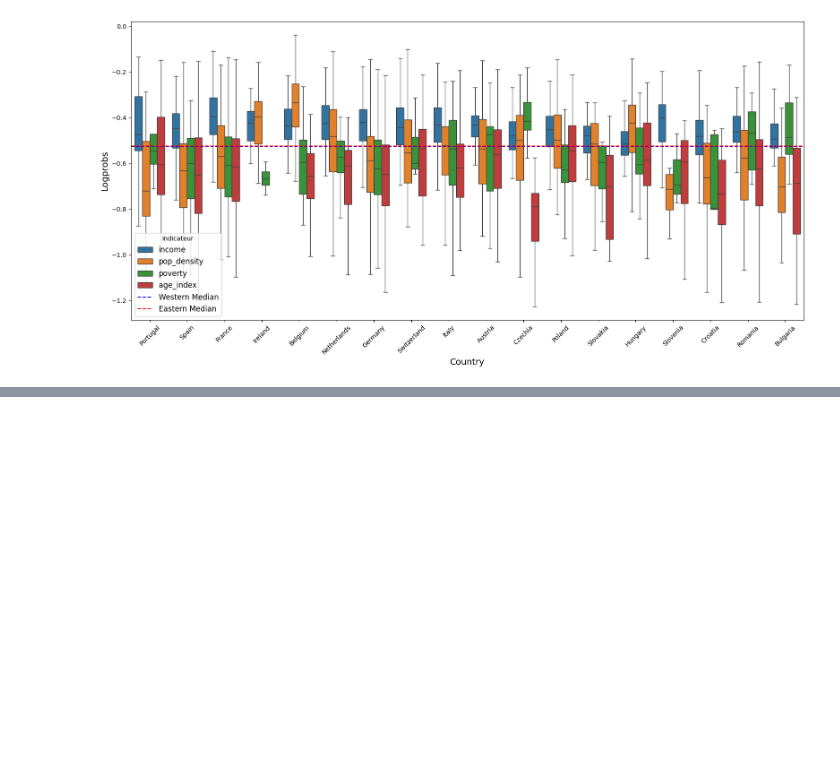
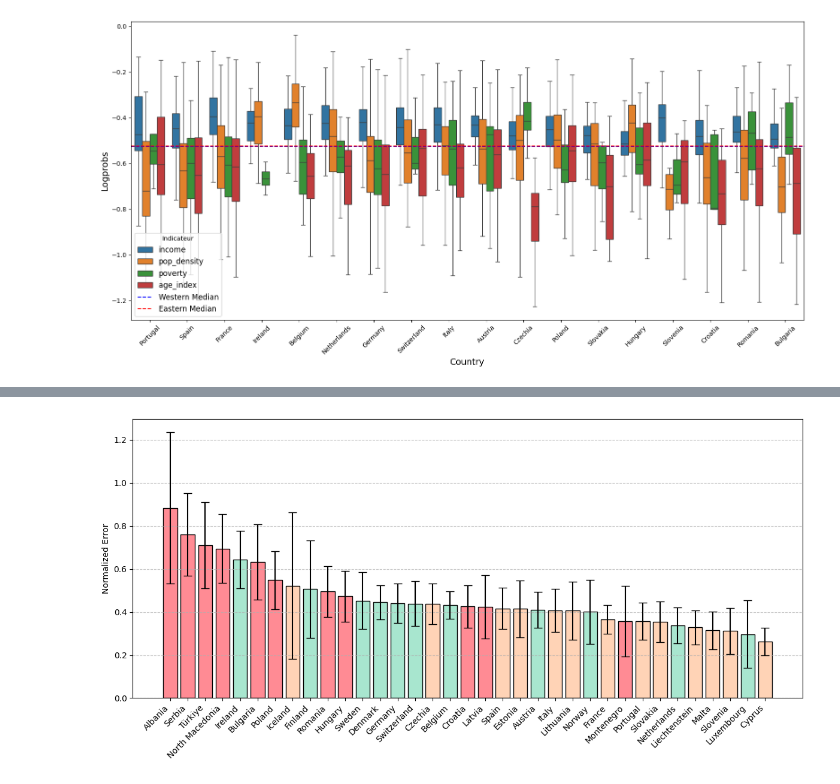
Before and after one commit to remydecoupes/Geo-MISSED, a Jupyter notebook: 4_synthized_results.ipynb, the cells around one changed output, grey strips where cells are left out. Cells and saved outputs as stored; diff of their text form; code cells hidden in the pictures; blank space fills up the shorter version.

```diff
--- a/4_synthized_results.ipynb
+++ b/4_synthized_results.ipynb
@@ -520,0 +585,45 @@ Mistral-7B-Instruct-v0.3
+# %%
+df_merged = df_std.merge(df_income, on='country', how='left')
+# %%
+
+high_threshold = df_merged['average_country_indicator'].quantile(0.66)
+low_threshold = df_merged['average_country_indicator'].quantile(0.33)
+
+def categorize_income(val):
+    if val >= high_threshold:
+        return 'high'
+    elif val <= low_threshold:
+        return 'low'
+    else:
+        return 'medium'
+
+df_merged['income_group'] = df_merged['average_country_indicator'].apply(categorize_income)
+
+color_map = {
+    'high': '#A8E6CF',    # pastel green
+    'medium': '#FFD3B6',  # pastel orange
+    'low': '#FF8B94'      # pastel red/pink
+}
+df_merged['bar_color'] = df_merged['income_group'].map(color_map)
+# %%
+import matplotlib.pyplot as plt
+
+df_sorted = df_merged.sort_values('normalized_error', ascending=False)
+
+plt.figure(figsize=(12, 6))
+plt.bar(
+    df_sorted['country'],
+    df_sorted['normalized_error'],
+    yerr=df_sorted['normalized_error_deviation'],
+    color=df_sorted['bar_color'],
+    capsize=5,
+    edgecolor='black'
+)
+plt.xticks(rotation=45, ha='right')
+plt.ylabel('Normalized Error')
+#plt.title('Normalized Error by Country Colored by Income Group')
+plt.tight_layout()
+plt.grid(axis='y', linestyle='--', alpha=0.7)
+plt.show()
+# %% [output]
+[figure, added]
```
Also changed, not shown: parts of 18 cells of this notebook, 2 other files.
